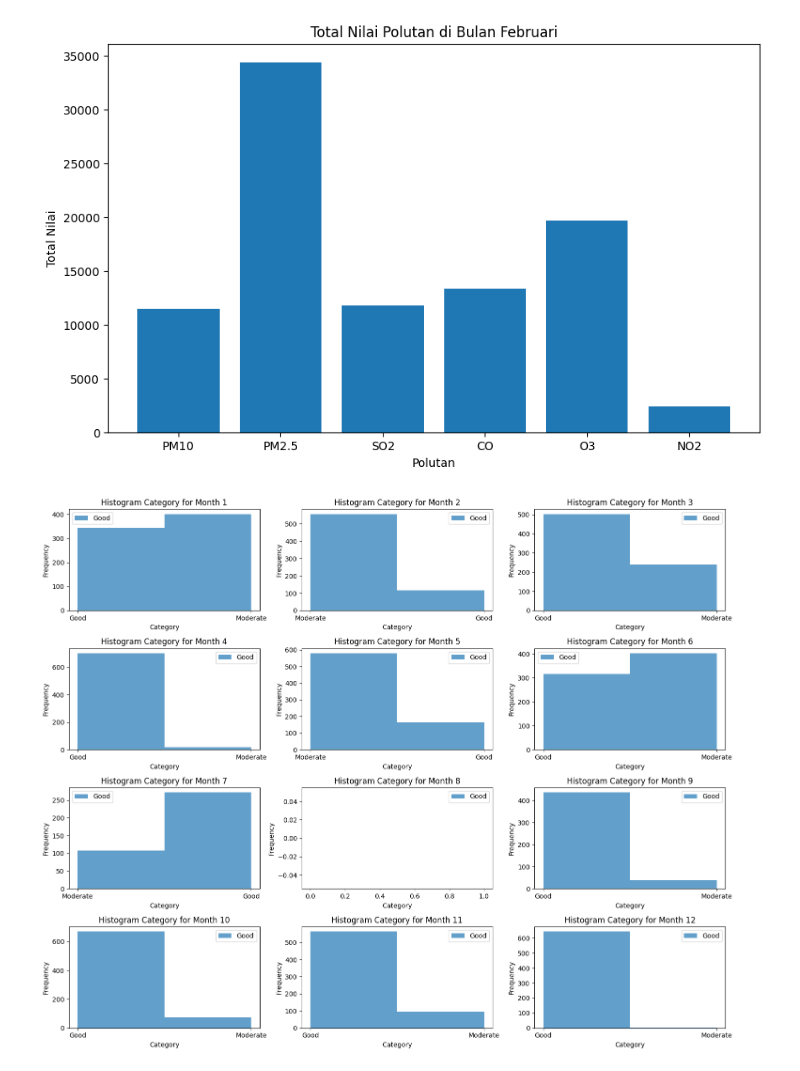
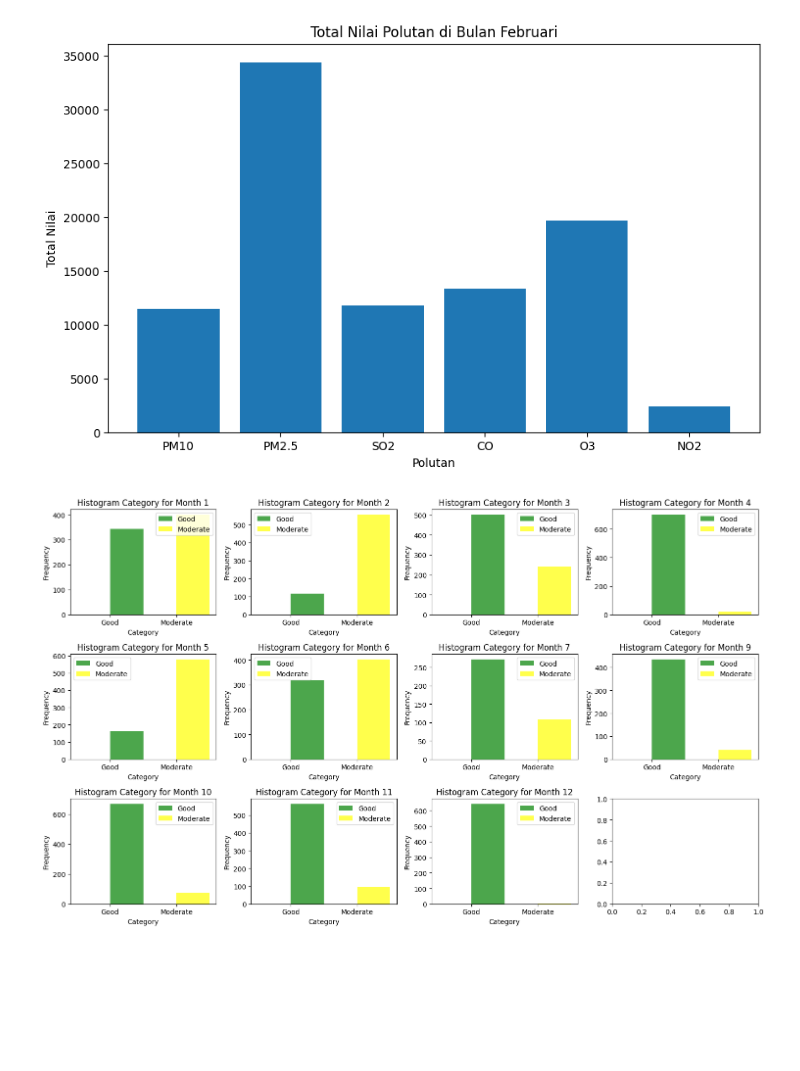
Before and after one commit to andidprastyo/air_quality_analysis, a Jupyter notebook: analysis.ipynb, the cells around one changed output. Drawn from its saved outputs; the diff is of its cells as text; code cells hidden in the pictures; blank space fills up the shorter version.

Commit message:
Fix Plotting

```diff
--- a/analysis.ipynb
+++ b/analysis.ipynb
@@ -203,11 +212,7 @@ Year Month
      11     45.0   57.0  51.0  30.0  77.0  12.0
      12     51.0   38.0  25.0  26.0  45.0  12.0
 # %%
-import pandas as pd
 import matplotlib.pyplot as plt
-
-# Membaca file CSV
-df = pd.read_csv('./psi-jogja-2021.csv')
 
 # Mengubah kolom Date menjadi tipe data datetime
 df['Date'] = pd.to_datetime(df['Date'])
@@ -237,12 +242,6 @@ plt.show()
 # %% [output]
 [figure]
 # %%
-import pandas as pd
-import matplotlib.pyplot as plt
-
-# Membaca file CSV
-df = pd.read_csv('./psi-jogja-2021.csv')
-
 # Mengubah kolom Date menjadi tipe data datetime
 df['Date'] = pd.to_datetime(df['Date'])
 
@@ -271,45 +270,51 @@ plt.show()
 # %% [output]
 [figure]
 # %%
-import pandas as pd
-import matplotlib.pyplot as plt
-
-# Membaca file CSV
-df = pd.read_csv('./psi-jogja-2021.csv')
-
 # Mengubah kolom Date menjadi tipe data datetime
 df['Date'] = pd.to_datetime(df['Date'])
 
 # Mengextract bulan dan tahun dari kolom Date
 df['Month'] = df['Date'].dt.month
 df['Year'] = df['Date'].dt.year
 
 # Filter dataset hanya untuk kategori Good dan Moderate
 filtered_df = df[df['Category'].isin(['Good', 'Moderate'])]
 
-# Membuat subplot untuk 12 bulan
-fig, axs = plt.subplots(4, 3, figsize=(15, 12))
+# Membuat subplot untuk 11 bulan (tidak termasuk bulan Agustus)
+fig, axs = plt.subplots(3, 4, figsize=(15, 9))
 
 # Membuat histogram per bulan untuk setiap kategori
 months = range(1, 13)  # Bulan 1 hingga 12
 
-for i, month in enumerate(months):
-    month_df = filtered_df[filtered_df['Month'] == month]
+# Menghitung indeks subplot yang valid
+valid_subplots = [i for i, month in enumerate(months) if month != 8]
+
+for i, month in enumerate(valid_subplots):
+    month_df = filtered_df[filtered_df['Month'] == month + 1]
 
     # Menentukan posisi subplot
-    row = i // 3
-    col = i % 3
+    row = i // 4
+    col = i % 4
 
-    axs[row, col].hist(month_df['Category'], bins=2, alpha=0.7, label=['Good', 'Moderate'])
+    # Memisahkan data kategori Good dan Moderate
+    good_data = month_df[month_df['Category'] == 'Good']
+    moderate_data = month_df[month_df['Category'] == 'Moderate']
+
+    # Menggambar histogram untuk kategori Good dengan warna hijau
+    axs[row, col].hist(good_data['Category'], bins=2, alpha=0.7, color='green', label='Good')
+
+    # Menggambar histogram untuk kategori Moderate dengan warna kuning
+    axs[row, col].hist(moderate_data['Category'], bins=2, alpha=0.7, color='yellow', label='Moderate')
+
     axs[row, col].set_xlabel('Category')
     axs[row, col].set_ylabel('Frequency')
-    axs[row, col].set_title('Histogram Category for Month {}'.format(month))
+    axs[row, col].set_title('Histogram Category for Month {}'.format(month + 1))
     axs[row, col].legend()
 
 # Mengatur jarak antar subplot
 plt.tight_layout()
 
 # Menampilkan grafik
 plt.show()
 # %% [output]
-[figure, old version]
+[figure, new version]
```
Also changed, not shown: parts of 1 cell of this notebook.
